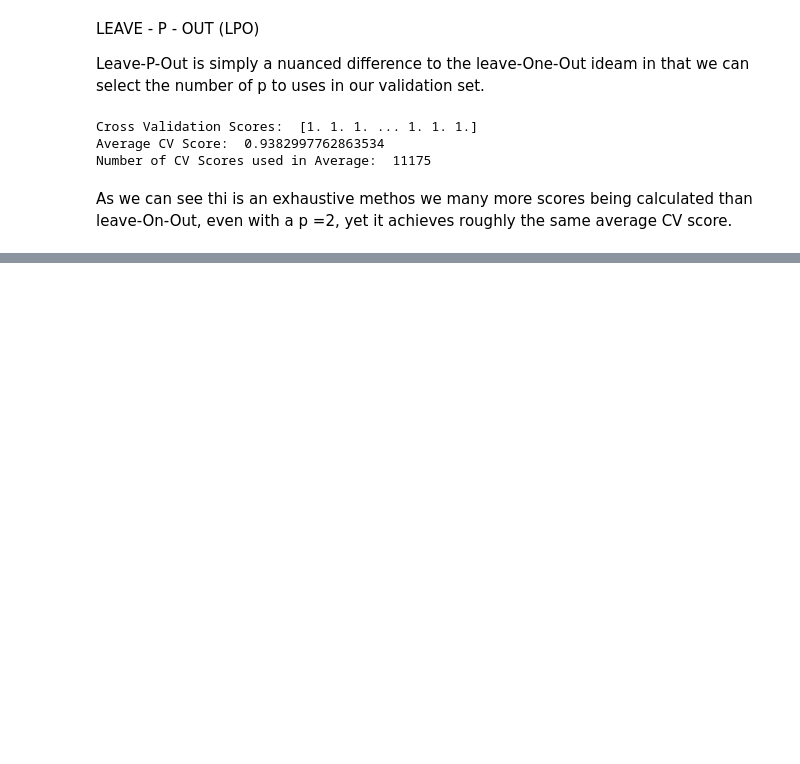
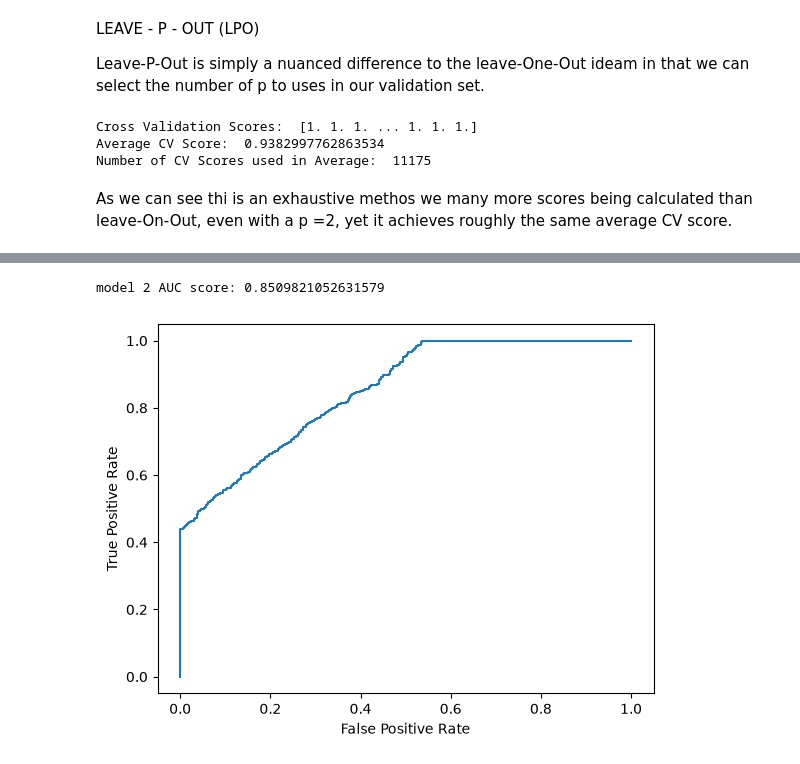
Before and after one commit to shopy100/machineLearning, a Jupyter notebook: w3MachineLearning-1.ipynb, the cells around one changed output, grey strips where cells are left out. Drawn from its saved outputs; the diff is of its cells as text; code cells hidden in the pictures; blank space fills up the shorter version.

```diff
--- a/w3MachineLearning-1.ipynb
+++ b/w3MachineLearning-1.ipynb
@@ -2904,0 +3043,19 @@ As we can see thi is an exhaustive methos we many more scores being calculated t
+# %%
+import matplotlib.pyplot as plt
+
+def plot_roc_curve(true_y, y_prob):
+    '''
+    plots the roc curve based of the probabilities
+    '''
+
+    fpr, tpr, thresholds = roc_curve(true_y, y_prob)
+    plt.plot(fpr, tpr)
+    plt.xlabel('False Positive Rate')
+    plt.ylabel('True Positive Rate')
+
+#Model 2
+plot_roc_curve(y, y_proba_2)
+print(f'model 2 AUC score: {roc_auc_score(y, y_proba_2)}')
+# %% [output]
+model 2 AUC score: 0.8509821052631579
+[figure, added]
```
Also changed, not shown: parts of 9 cells of this notebook.
